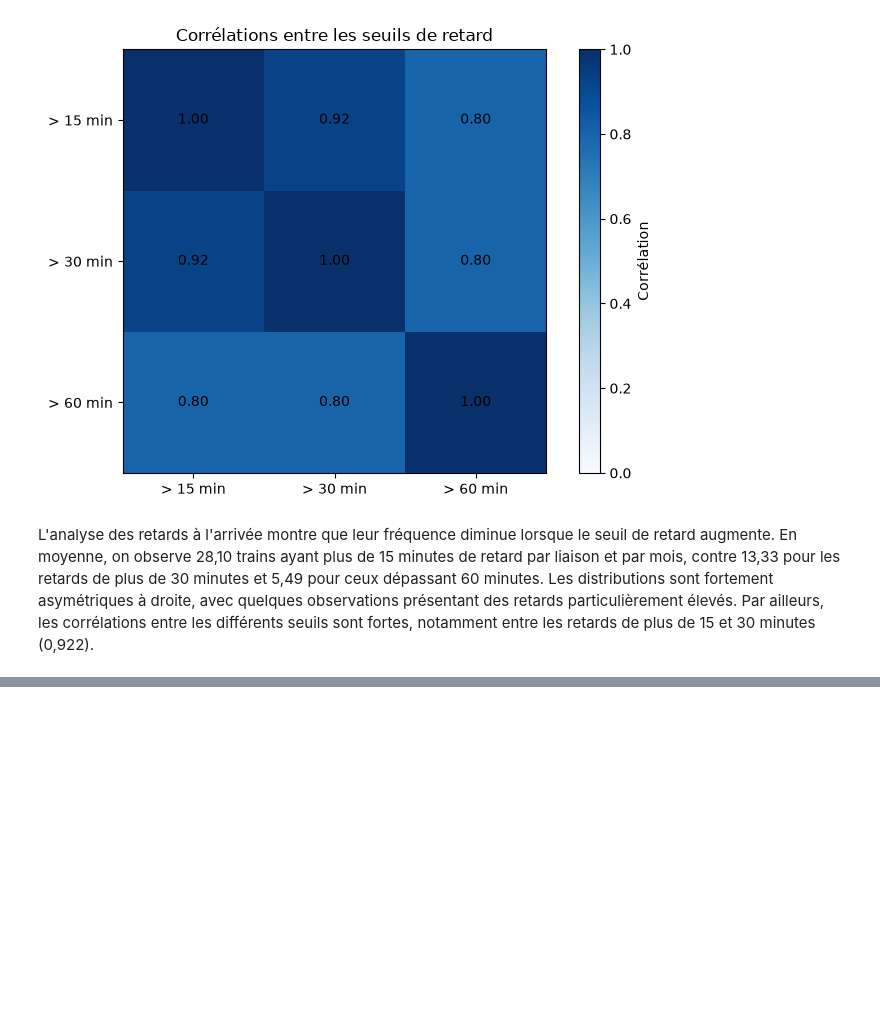
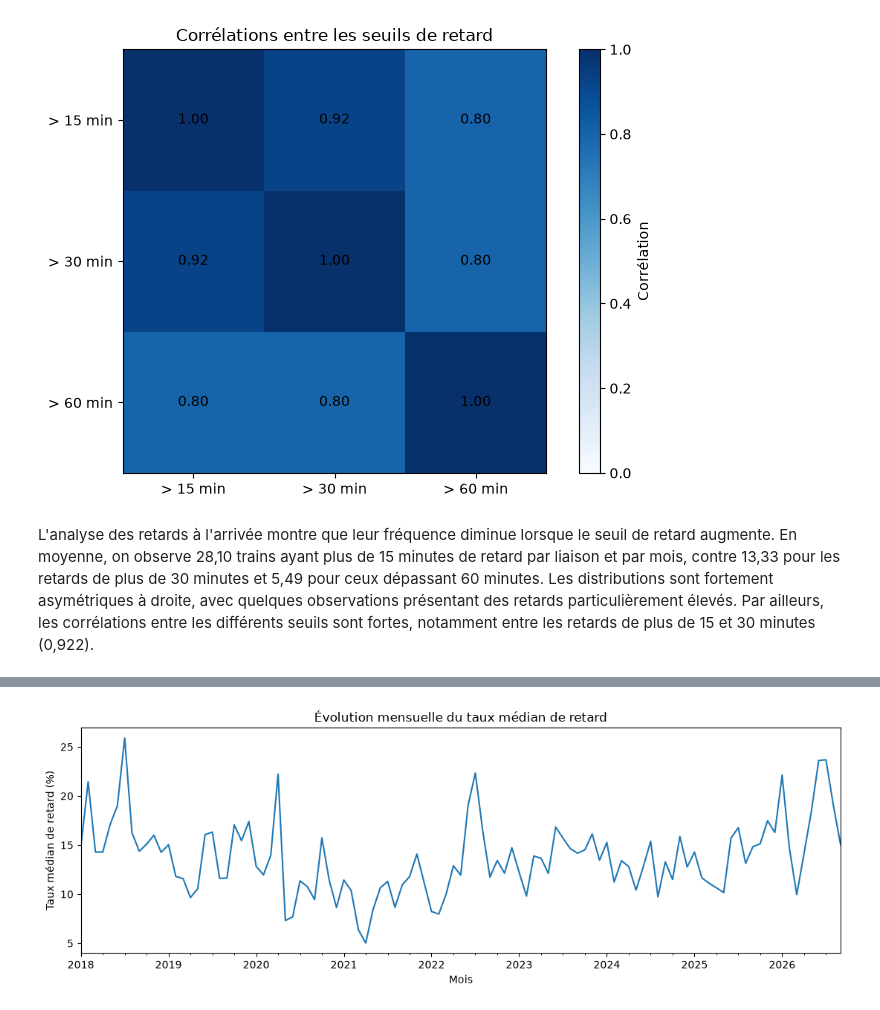
Before and after one commit to ghislainzeufack-prog/RailInsight-SNCF, a Jupyter notebook: notebooks/exploration_sncf_simple.ipynb, the cells around one changed output, grey strips where cells are left out. Cells and saved outputs as stored; diff of their text form; code cells hidden in the pictures; blank space fills up the shorter version.

```diff
--- a/notebooks/exploration_sncf_simple.ipynb
+++ b/notebooks/exploration_sncf_simple.ipynb
@@ -393,0 +431,15 @@ Toutes les cellules de code ont ?t? ex?cut?es. Aucun mod?le entra?n? ; donn?es b
+# %%
+# Évolution mensuelle du taux médian de retard
+analyse["Mois"] = pd.to_datetime(analyse["Date"], format="%Y-%m")
+
+taux_mensuel = analyse.groupby("Mois")["Taux de retard (%)"].median()
+
+taux_mensuel.plot(figsize=(11, 4))
+
+plt.title("Évolution mensuelle du taux médian de retard")
+plt.xlabel("Mois")
+plt.ylabel("Taux médian de retard (%)")
+plt.tight_layout()
+plt.show()
+# %% [output]
+[figure, added]
```
Also changed, not shown: parts of 25 cells of this notebook.
